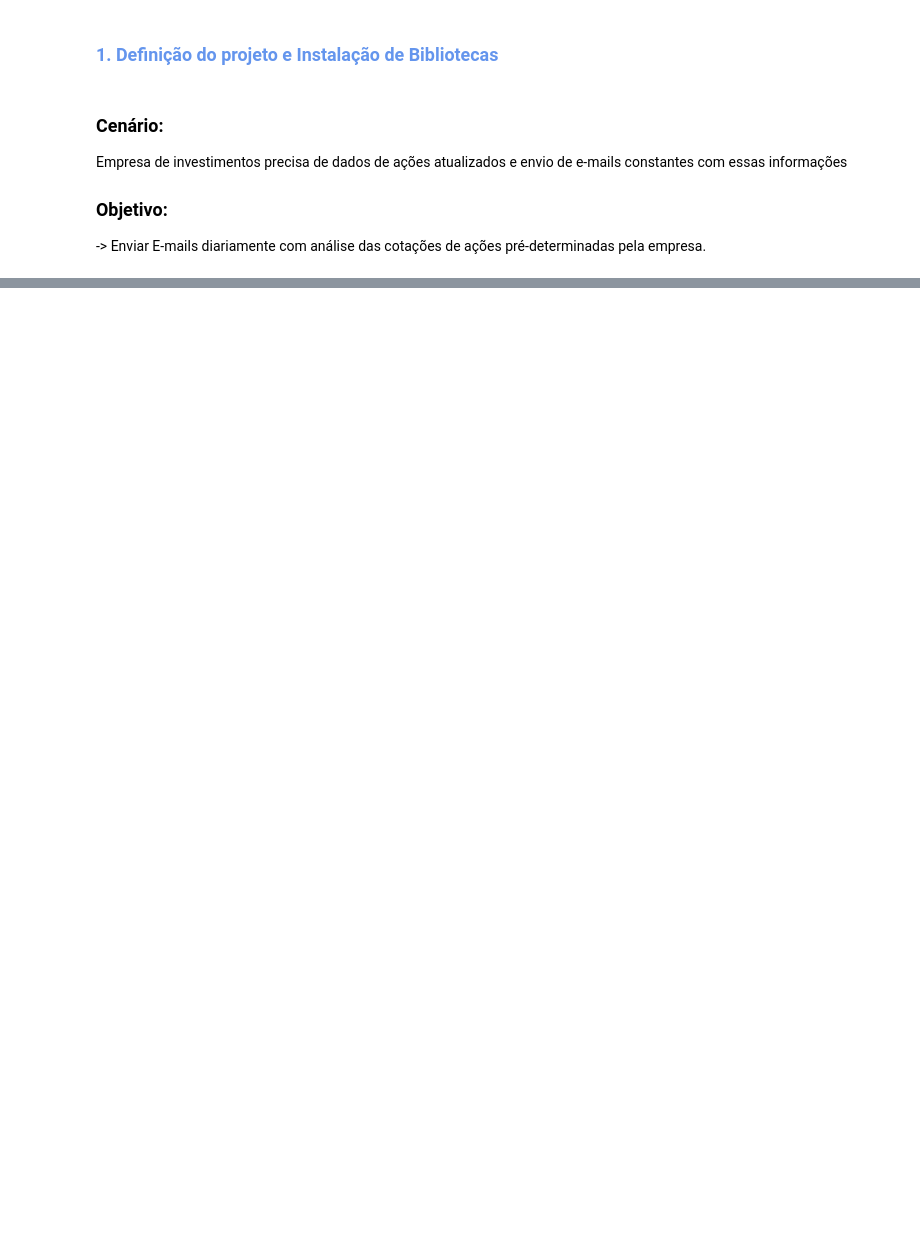
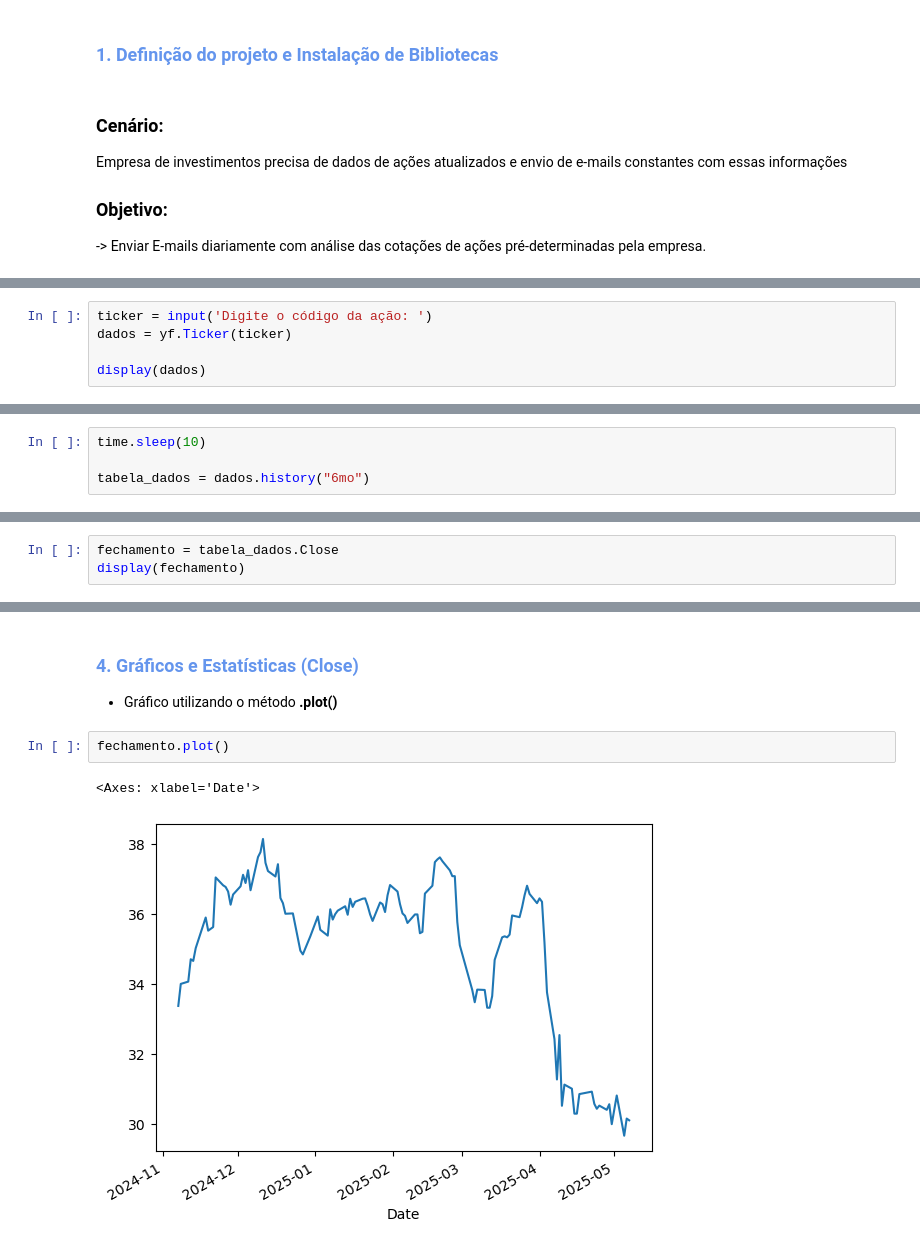
Before and after one commit to BalbinaRaquel/analises_investimentos-automacao, a Jupyter notebook: analises_investimentos.ipynb, the cells around one changed output, grey strips where cells are left out. Cells and saved outputs as stored; diff of their text form; blank space fills up the shorter version.

Commit message:
Tratamento de dados

```diff
--- a/analises_investimentos.ipynb
+++ b/analises_investimentos.ipynb
@@ -27,0 +35,5 @@ Empresa de investimentos precisa de dados de ações atualizados e envio de e-ma
+# %%
+ticker = input('Digite o código da ação: ')
+dados = yf.Ticker(ticker)
+
+display(dados)
@@ -27,0 +66,4 @@ Empresa de investimentos precisa de dados de ações atualizados e envio de e-ma
+# %%
+time.sleep(10)
+
+tabela_dados = dados.history("6mo")
@@ -27,0 +92,3 @@ Empresa de investimentos precisa de dados de ações atualizados e envio de e-ma
+# %%
+fechamento = tabela_dados.Close
+display(fechamento)
@@ -27,0 +109,11 @@ Empresa de investimentos precisa de dados de ações atualizados e envio de e-ma
+# %% [markdown]
+<h3 style="color: #6495ED">4. Gráficos e Estatísticas (Close)</h3>
+
+
+
+- Gráfico utilizando o método **.plot()**
+# %%
+fechamento.plot()
+# %% [output]
+<Axes: xlabel='Date'>
+[figure, added]
```
Also changed, not shown: parts of 16 cells of this notebook, 3 other files.
